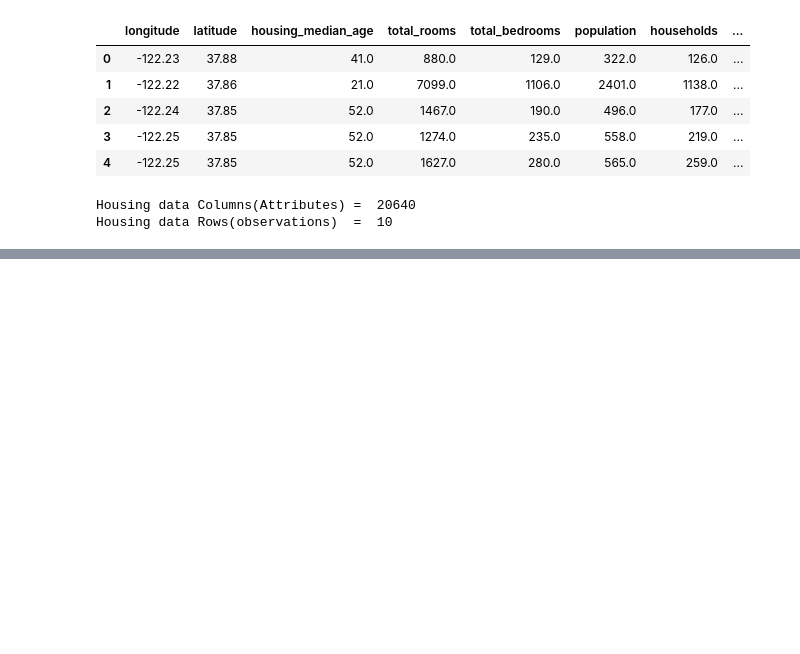
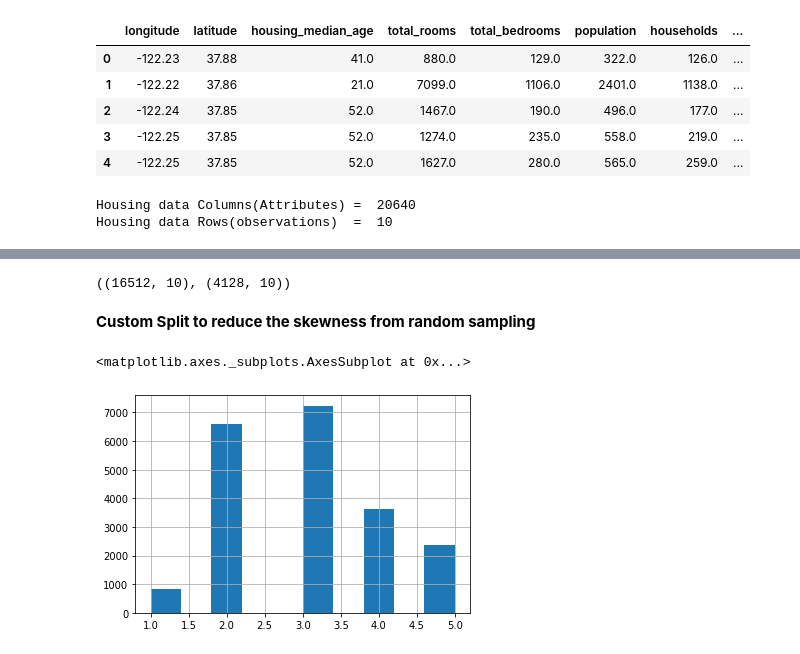
Before and after one commit to AllieUbisse/end-to-end-ml, a Jupyter notebook: notebooks/end_to_end_ml.ipynb, the cells around one changed output, grey strips where cells are left out. Drawn from its saved outputs; the diff is of its cells as text; code cells hidden in the pictures; blank space fills up the shorter version.

```diff
--- a/notebooks/end_to_end_ml.ipynb
+++ b/notebooks/end_to_end_ml.ipynb
@@ -62,0 +164,19 @@ Housing data Rows(observations)  =  10
+# %%
+# Spliting data into train and test subsets
+train_set, test_set = train_test_split(housing, test_size=0.20, random_state=42)
+
+# View the shape of train_set and test_set
+train_set.shape, test_set.shape
+# %% [output]
+((16512, 10), (4128, 10))
+# %% [markdown]
+**Custom Split to reduce the skewness from random sampling**
+# %%
+housing["income_cat"] = pd.cut(housing["median_income"],
+                              bins=[0., 1.5, 3.0, 4.5, 6., np.inf],
+                              labels=[1, 2, 3, 4, 5])
+# %%
+housing["income_cat"].hist()
+# %% [output]
+<matplotlib.axes._subplots.AxesSubplot at 0x...>
+[figure, added]
```
Also changed, not shown: parts of 54 cells of this notebook.
